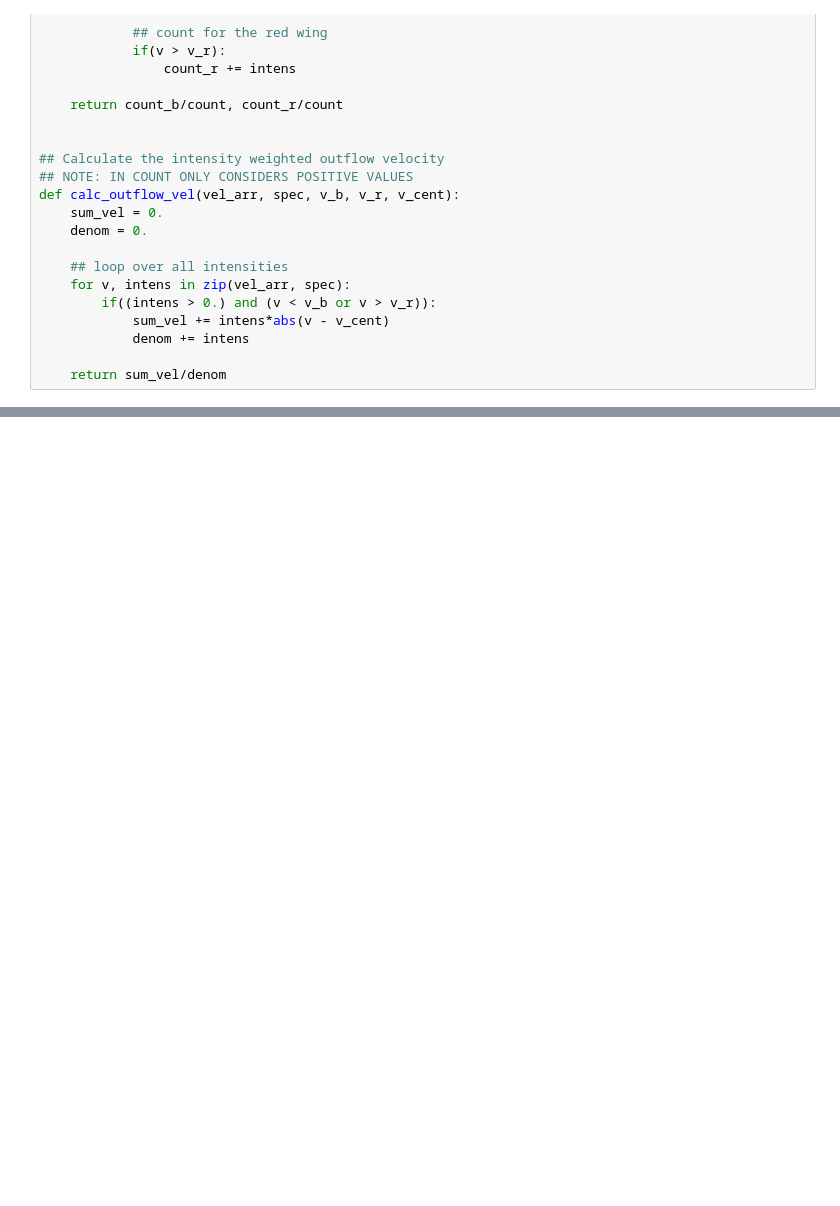
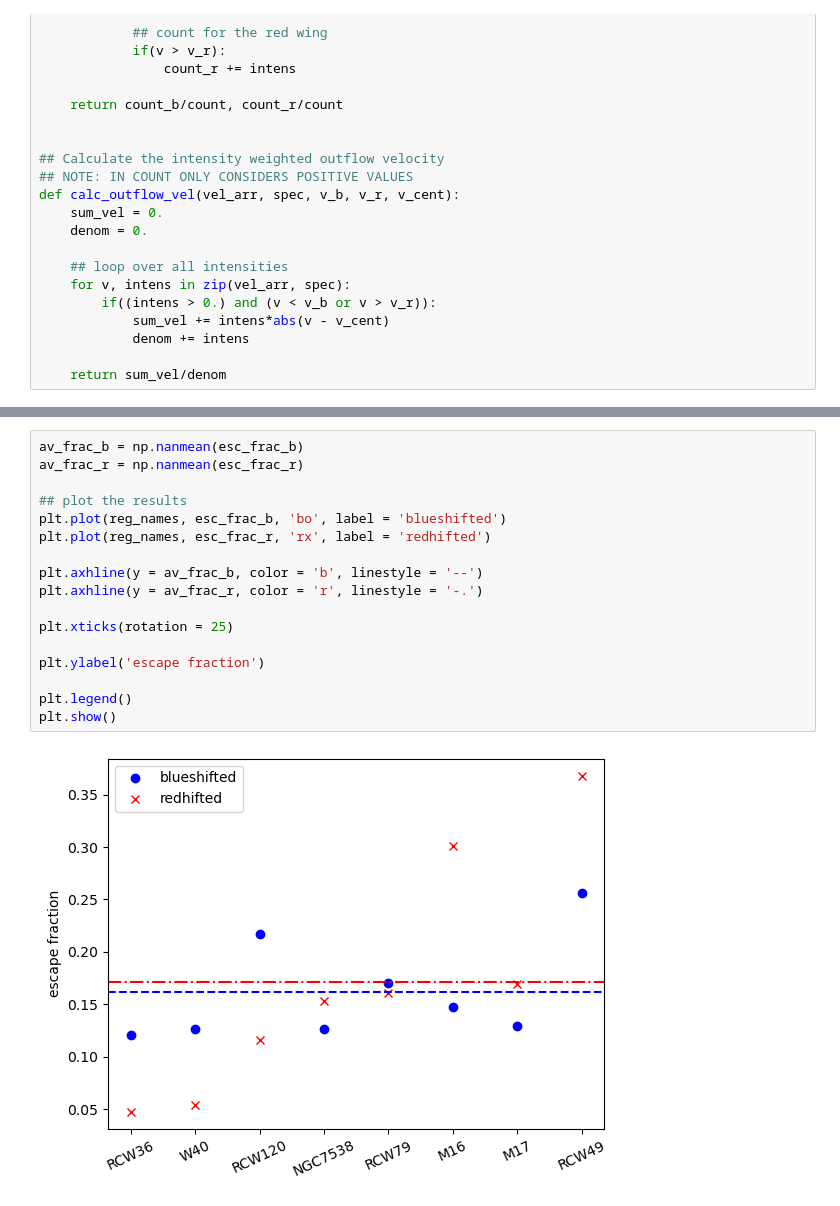
Before and after one commit to lmlb-astro/timescale-CII-, a Jupyter notebook: outflow_in_spectra.ipynb, the cells around one changed output, grey strips where cells are left out. Cells and saved outputs as stored; diff of their text form; blank space fills up the shorter version.

```diff
--- a/outflow_in_spectra.ipynb
+++ b/outflow_in_spectra.ipynb
@@ -294 +316,20 @@ No.    Name      Ver    Type      Cards   Dimensions   Format
 ... (5 outputs left out)
+# %%
+av_frac_b = np.nanmean(esc_frac_b)
+av_frac_r = np.nanmean(esc_frac_r)
+
+## plot the results
+plt.plot(reg_names, esc_frac_b, 'bo', label = 'blueshifted')
+plt.plot(reg_names, esc_frac_r, 'rx', label = 'redhifted')
+
+plt.axhline(y = av_frac_b, color = 'b', linestyle = '--')
+plt.axhline(y = av_frac_r, color = 'r', linestyle = '-.')
+
+plt.xticks(rotation = 25)
+
+plt.ylabel('escape fraction')
+
+plt.legend()
+plt.show()
+# %% [output]
+[figure, added]
```
Also changed, not shown: parts of 5 cells of this notebook, 2 other files.
